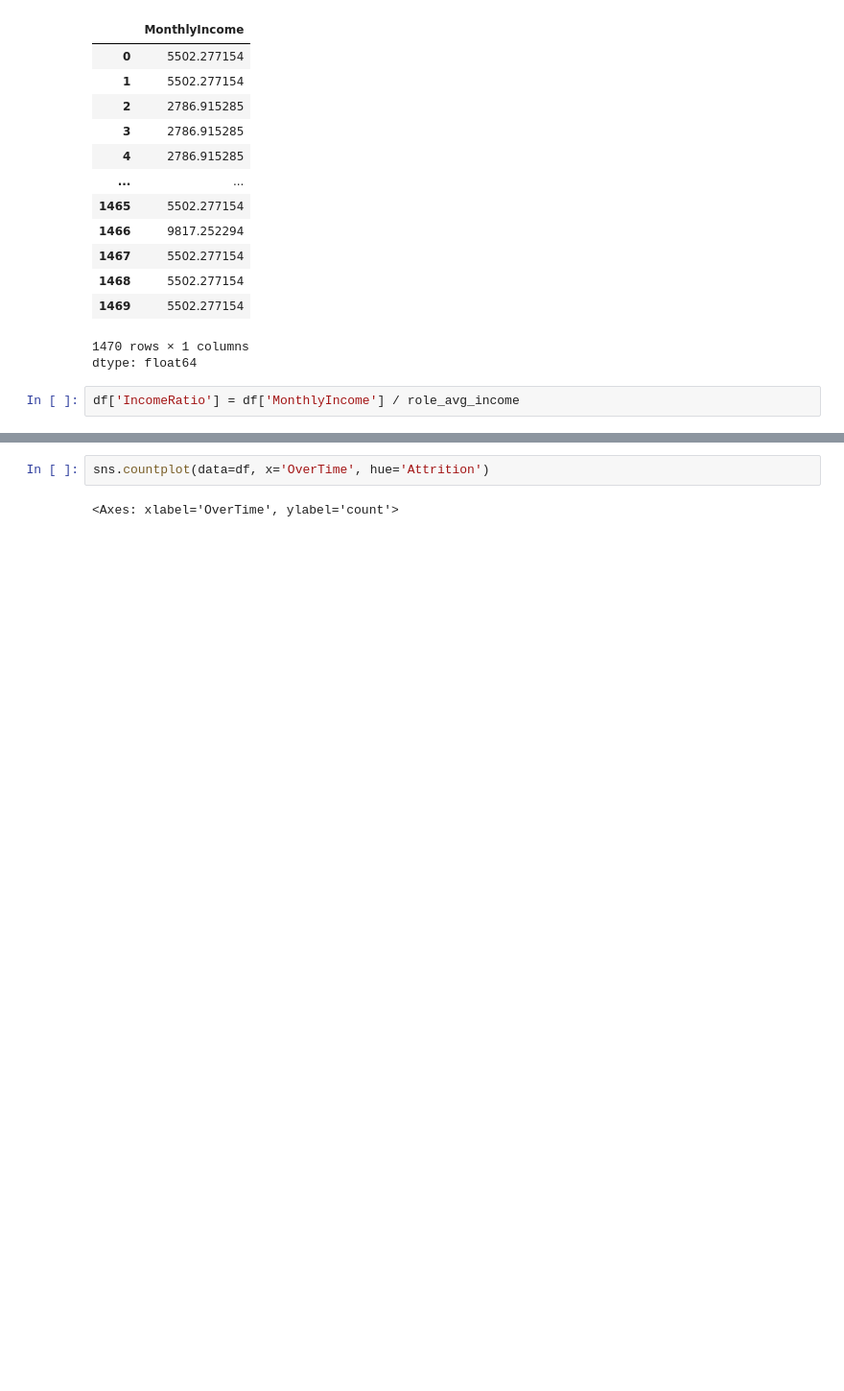
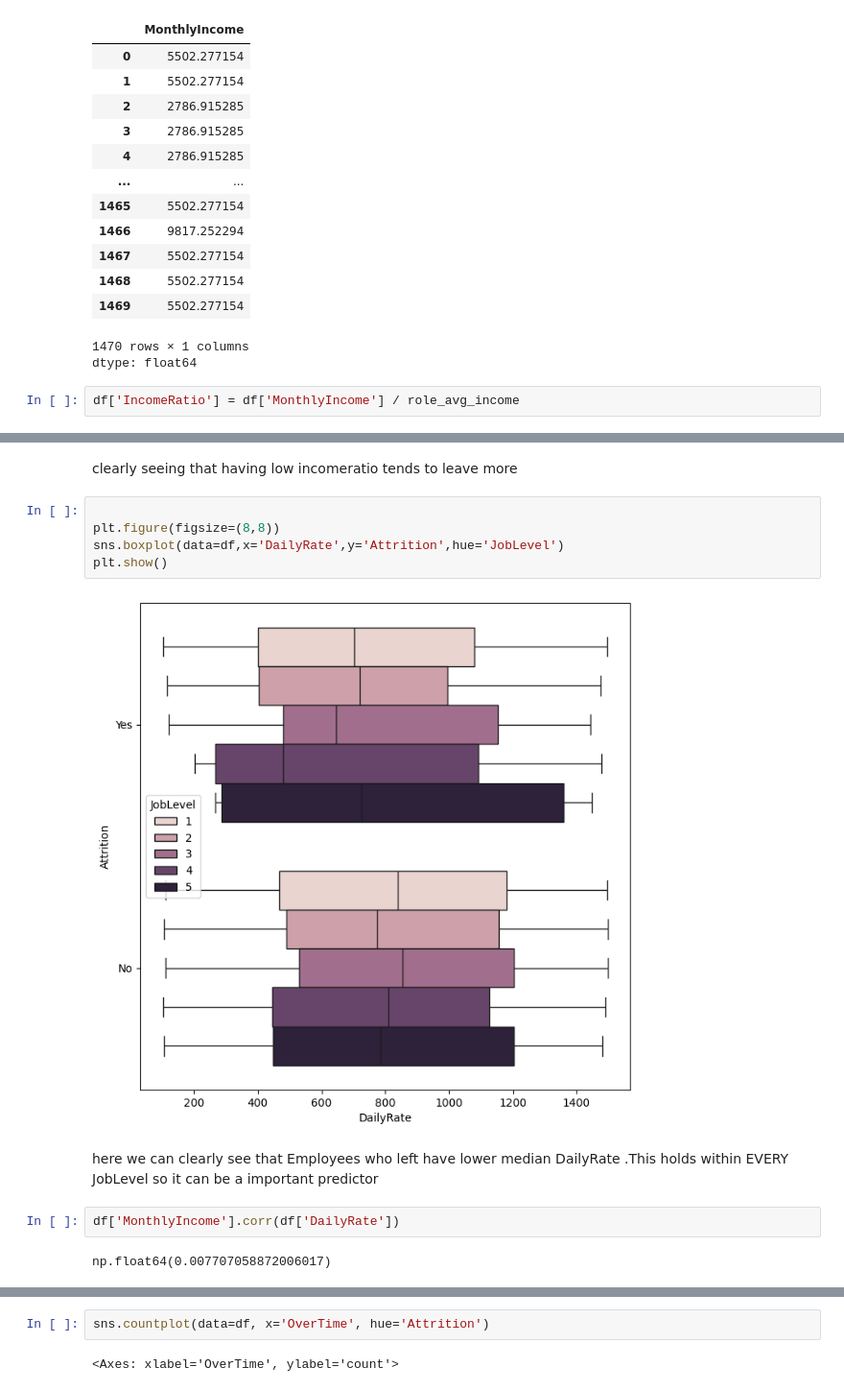
Before and after one commit to Nikesh5005/ML_PROJ, a Jupyter notebook: decision_tree.ipynb, the cells around one changed output, grey strips where cells are left out. Shown at 96% size. Cells and saved outputs as stored; diff of their text form; blank space fills up the shorter version.

```diff
--- a/decision_tree.ipynb
+++ b/decision_tree.ipynb
@@ -171,0 +179,15 @@ sns.histplot(data=df,x="IncomeRatio")
+# %% [markdown]
+clearly seeing that having low incomeratio tends to leave more
+# %%
+
+plt.figure(figsize=(8,8))
+sns.boxplot(data=df,x='DailyRate',y='Attrition',hue='JobLevel')
+plt.show()
+# %% [output]
+[figure, added]
+# %% [markdown]
+here we can clearly see that  Employees who left have lower median DailyRate .This holds within EVERY JobLevel so it can be a important predictor
+# %%
+df['MonthlyIncome'].corr(df['DailyRate'])
+# %% [output]
+np.float64(0.007707058872006017)
```
Also changed, not shown: parts of 9 cells of this notebook.
